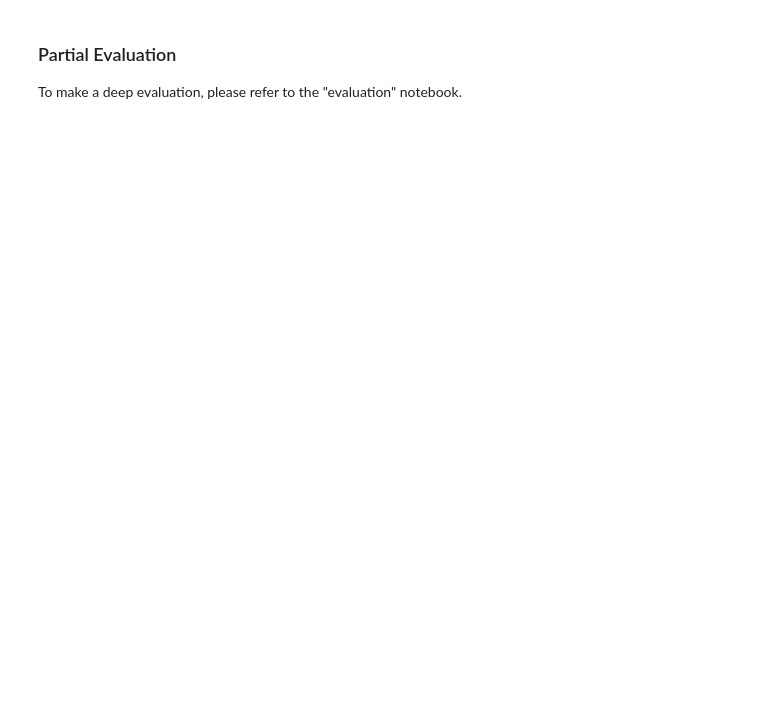
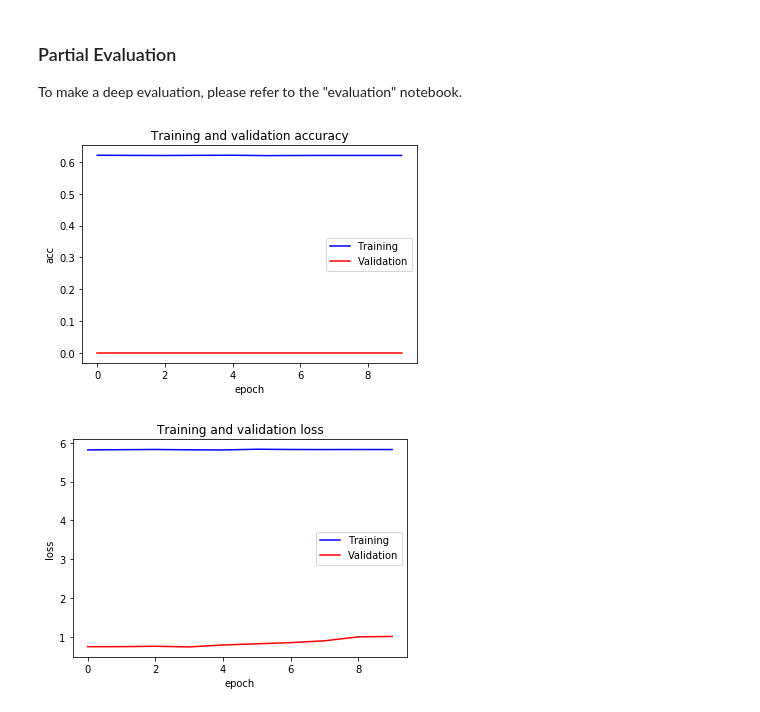
Before and after one commit to happygirlzt/SecureReqNet, a Jupyter notebook: alpha_securereqnet.ipynb, the cells around one changed output. Saved outputs shown, nothing was run; the diff lists cells and outputs as text; code cells hidden in the pictures; blank space fills up the shorter version.

```diff
--- a/alpha_securereqnet.ipynb
+++ b/alpha_securereqnet.ipynb
@@ -437,7 +540,7 @@ file_corpora_test_x = path.join(mkdtemp(), '/content/gdrive/My Drive/Colab Noteb
 # %%
 #Shaping
-shape_train_x = (len(corpora_train),max_len_sentences,embeddigs_cols,1)
-shape_test_x = (len(corpora_test),max_len_sentences,embeddigs_cols,1)
+shape_train_x = (len(X_train_data),max_len_sentences,embeddigs_cols,1)
+shape_test_x = (len(X_test_data),max_len_sentences,embeddigs_cols,1)
 # %%
 #Data sets
 corpora_train_x = np.memmap(
@@ -461,9 +568,9 @@ print(corpora_test_x.shape,target_test_y.shape)
 # %%
 #Reshaping Train Inputs
-for doc in range(len(corpora_train)):
+for doc in range(len(X_train_data)):
     #print(corpora_train[doc].shape[1])
-    for words_rows in range(corpora_train[doc].shape[0]):
-        embed_flatten = np.array(corpora_train[doc][words_rows]).flatten() #<--- Capture doc and word
+    for words_rows in range(X_train_data[doc].shape[0]):
+        embed_flatten = np.array(X_train_data[doc][words_rows]).flatten() #<--- Capture doc and word
         for embedding_cols in range(embed_flatten.shape[0]):
             corpora_train_x[doc,words_rows,embedding_cols,0] = embed_flatten[embedding_cols]
 # %%
@@ -475,7 +582,7 @@ for doc in range(len(corpora_test)):
             corpora_test_x[doc,words_rows,embedding_cols,0] = embed_flatten[embedding_cols]
 # %%
 #CheckPoints
-filepath = "/content/gdrive/My Drive/Colab Notebooks/secure-req-net/best_model.hdf5"
+filepath = "best_model.hdf5"
 # %%
 es = EarlyStopping(monitor='val_loss', mode='min', verbose=1, patience=20)
 mc = ModelCheckpoint(filepath, monitor='val_accuracy', mode='max', verbose=1, save_best_only=True)
@@ -485,8 +592,8 @@ callbacks_list = [es,mc]
 history = criticality_network.fit(
             x = corpora_train_x,
             y = target_train_y,
-            #batch_size=64,
-            epochs=1, #5 <------ Hyperparameter
+            batch_size=64,
+            epochs=10, #5 <------ Hyperparameter
             validation_split = 0.2,
             callbacks=callbacks_list
 )
@@ -506,27 +638,30 @@ np.save('/content/gdrive/My Drive/Colab Notebooks/secure-req-net/target_test_y.n
 To make a deep evaluation, please refer to the "evaluation" notebook.
 # %%
 #Evaluation
-acc = history.history['acc']
-val_acc = history.history['val_acc']
+acc = history.history['accuracy']
+val_acc = history.history['val_accuracy']
 loss = history.history['loss']
 val_loss = history.history['val_loss']
 
 epochs2 = range(len(acc))
 
 plt.plot(epochs2, acc, 'b', label='Training')
 plt.plot(epochs2, val_acc, 'r', label='Validation')
 plt.title('Training and validation accuracy')
 plt.ylabel('acc')
 plt.xlabel('epoch')
 plt.legend()
 
 plt.figure()
 
 plt.plot(epochs2, loss, 'b', label='Training')
 plt.plot(epochs2, val_loss, 'r', label='Validation')
 plt.title('Training and validation loss')
 plt.ylabel('loss')
 plt.xlabel('epoch')
 plt.legend()
 
 plt.show()
+# %% [output]
+[figure, added]
+[figure, added]
```
Also changed, not shown: parts of 40 cells of this notebook.
